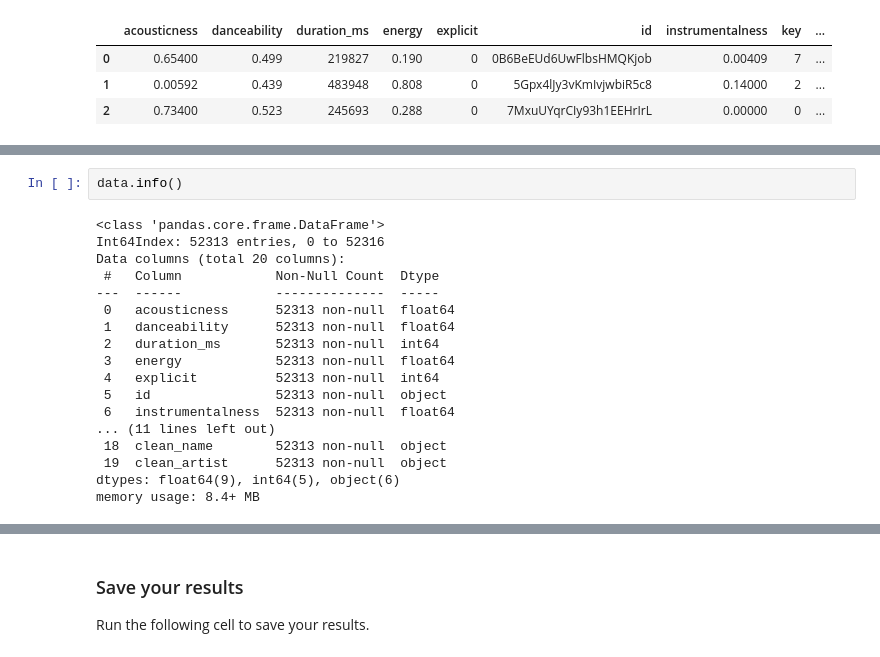
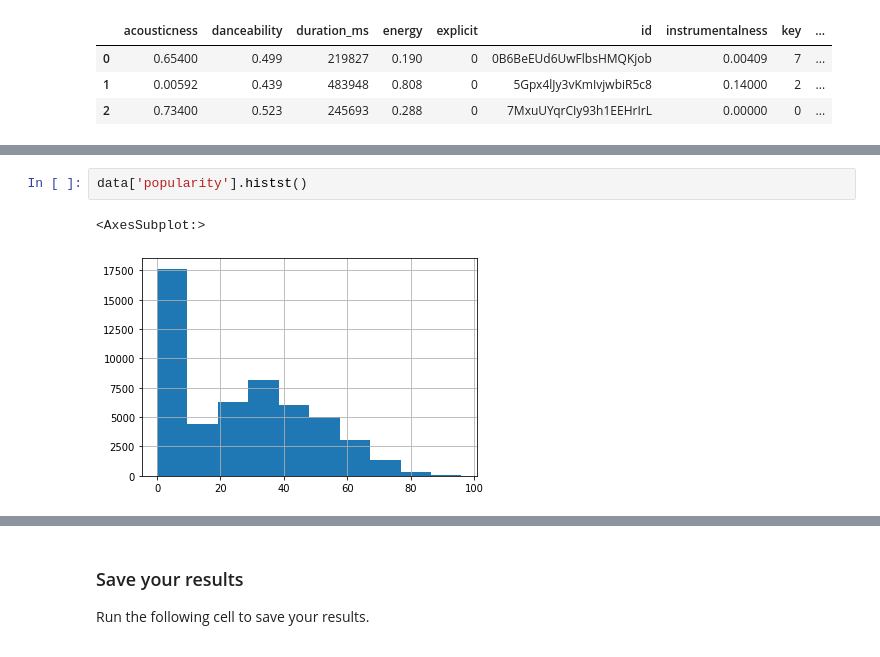
Before and after one commit to Guillaume-GL/data-certification-exam, a Jupyter notebook: machine_learning/spotify_popularity_predictor.ipynb, the cells around one changed output, grey strips where cells are left out. Cells and saved outputs as stored; diff of their text form.

```diff
--- a/machine_learning/spotify_popularity_predictor.ipynb
+++ b/machine_learning/spotify_popularity_predictor.ipynb
@@ -94,25 +77,10 @@ See the caveats in the documentation: https://pandas.pydata.org/pandas-docs/stab
 | 2 | 0.73400 | 0.523 | 245693 | 0.288 | 0 | 7MxuUYqrCIy93h1EEHrIrL | 0.000000 | 0 | ... |
 | 3 | 0.42900 | 0.681 | 130026 | 0.165 | 0 | 4GeYbfIx1vSQXTfQb1m8Th | 0.000000 | 11 | ... |
 | 4 | 0.56200 | 0.543 | 129813 | 0.575 | 0 | 2JPGGZwajjMk0vvhfC17RK | 0.000004 | 2 | ... |
-# %%
-data.info()
-# %% [output]
-<class 'pandas.core.frame.DataFrame'>
-Int64Index: 52313 entries, 0 to 52316
-Data columns (total 20 columns):
- #   Column            Non-Null Count  Dtype
----  ------            --------------  -----
- 0   acousticness      52313 non-null  float64
- 1   danceability      52313 non-null  float64
- 2   duration_ms       52313 non-null  int64
- 3   energy            52313 non-null  float64
- 4   explicit          52313 non-null  int64
- 5   id                52313 non-null  object
- 6   instrumentalness  52313 non-null  float64
-... (11 lines left out)
- 18  clean_name        52313 non-null  object
- 19  clean_artist      52313 non-null  object
-dtypes: float64(9), int64(5), object(6)
-memory usage: 8.4+ MB
+# %%
+data['popularity'].histst()
+# %% [output]
+<AxesSubplot:>
+[figure, added]
 # %%
 from sklearn.preprocessing import MinMaxScaler
```
Also changed, not shown: parts of 10 cells of this notebook, 2 other files.
